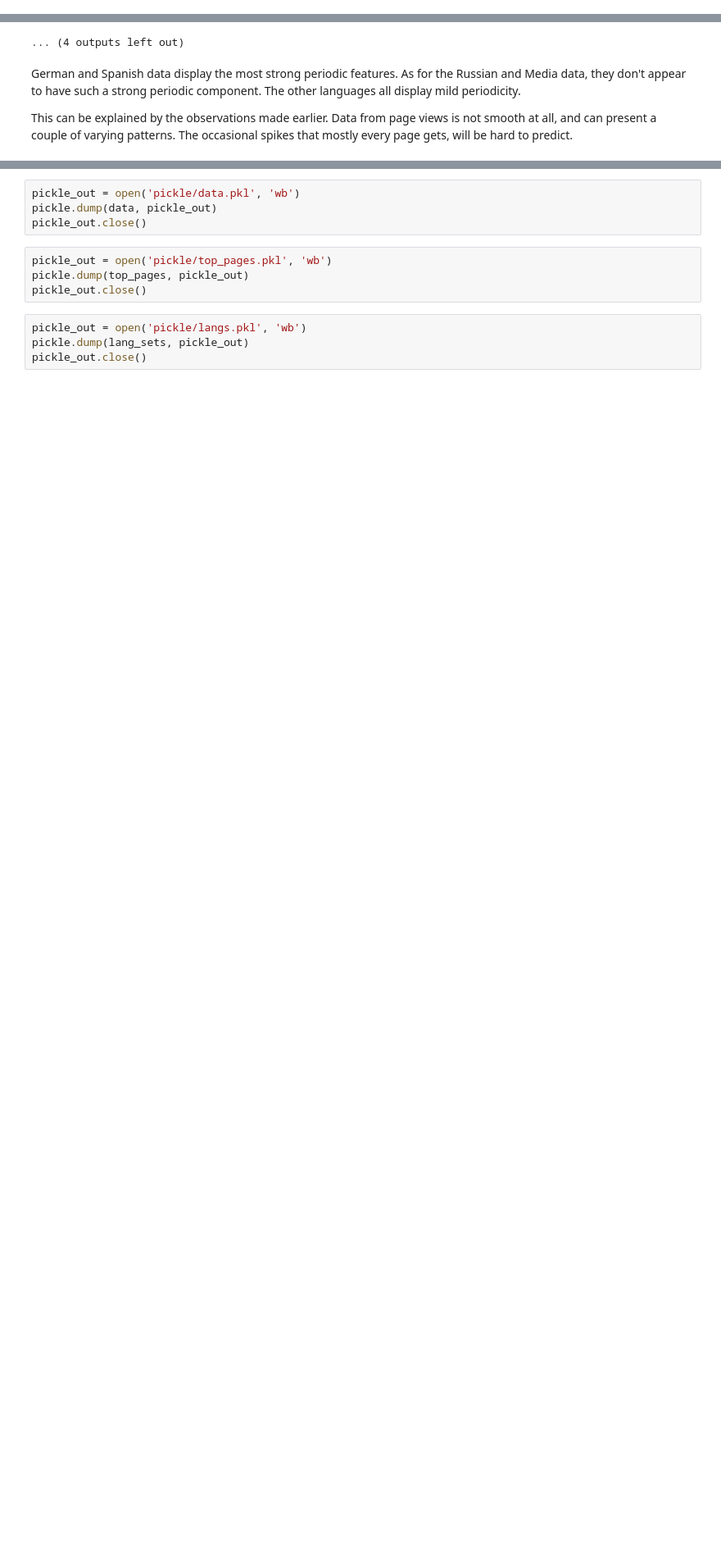
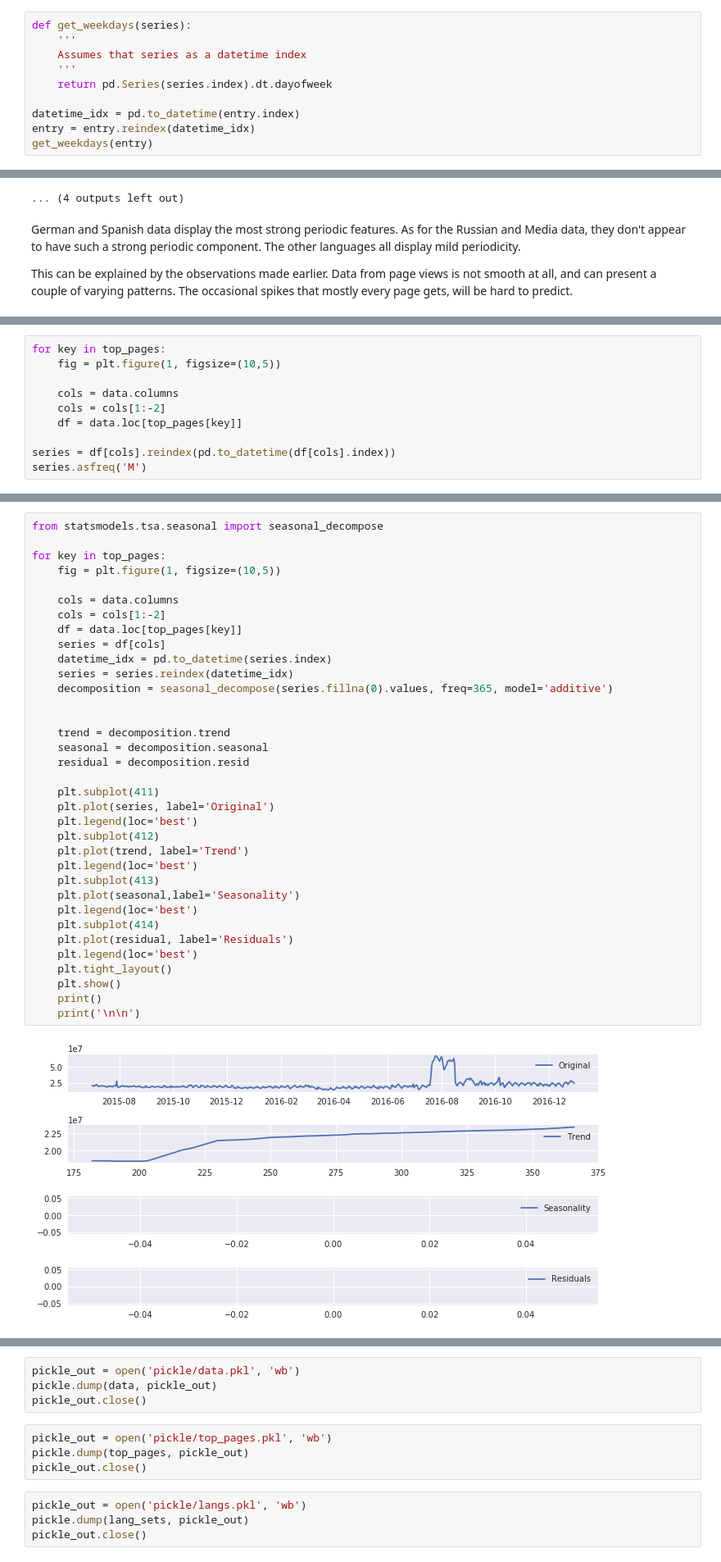
Before and after one commit to Sandy4321/WebTraffic, a Jupyter notebook: traffic_analysis.ipynb, the cells around one changed output, grey strips where cells are left out. Shown at 82% size. Saved outputs shown, nothing was run; the diff lists cells and outputs as text; blank space fills up the shorter version.

```diff
--- a/traffic_analysis.ipynb
+++ b/traffic_analysis.ipynb
@@ -189,0 +202,10 @@ plot_series(data.loc[0], start=200, end=300)
+# %%
+def get_weekdays(series):
+    '''
+    Assumes that series as a datetime index
+    '''
+    return pd.Series(series.index).dt.dayofweek
+
+datetime_idx = pd.to_datetime(entry.index)
+entry = entry.reindex(datetime_idx)
+get_weekdays(entry)
@@ -576,0 +619,10 @@ This can be explained by the observations made earlier. Data from page views is
+# %%
+for key in top_pages:
+    fig = plt.figure(1, figsize=(10,5))
+
+    cols = data.columns
+    cols = cols[1:-2]
+    df = data.loc[top_pages[key]]
+
+series = df[cols].reindex(pd.to_datetime(df[cols].index))
+series.asfreq('M')
@@ -576,0 +649,37 @@ This can be explained by the observations made earlier. Data from page views is
+# %%
+from statsmodels.tsa.seasonal import seasonal_decompose
+
+for key in top_pages:
+    fig = plt.figure(1, figsize=(10,5))
+
+    cols = data.columns
+    cols = cols[1:-2]
+    df = data.loc[top_pages[key]]
+    series = df[cols]
+    datetime_idx = pd.to_datetime(series.index)
+    series = series.reindex(datetime_idx)
+    decomposition = seasonal_decompose(series.fillna(0).values, freq=365, model='additive')
+
+
+    trend = decomposition.trend
+    seasonal = decomposition.seasonal
+    residual = decomposition.resid
+
+    plt.subplot(411)
+    plt.plot(series, label='Original')
+    plt.legend(loc='best')
+    plt.subplot(412)
+    plt.plot(trend, label='Trend')
+    plt.legend(loc='best')
+    plt.subplot(413)
+    plt.plot(seasonal,label='Seasonality')
+    plt.legend(loc='best')
+    plt.subplot(414)
+    plt.plot(residual, label='Residuals')
+    plt.legend(loc='best')
+    plt.tight_layout()
+    plt.show()
+    print()
+    print('\n\n')
+# %% [output]
+[figure, added]
```
Also changed, not shown: parts of 11 cells of this notebook, 1 other file.
